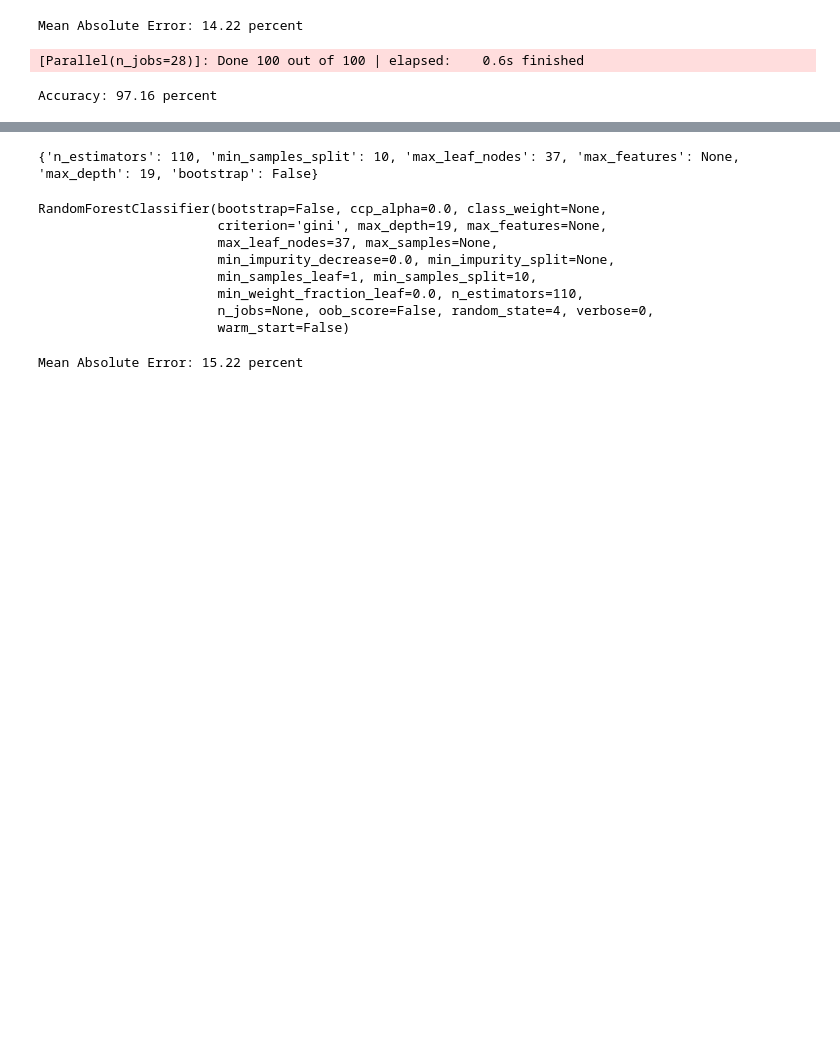
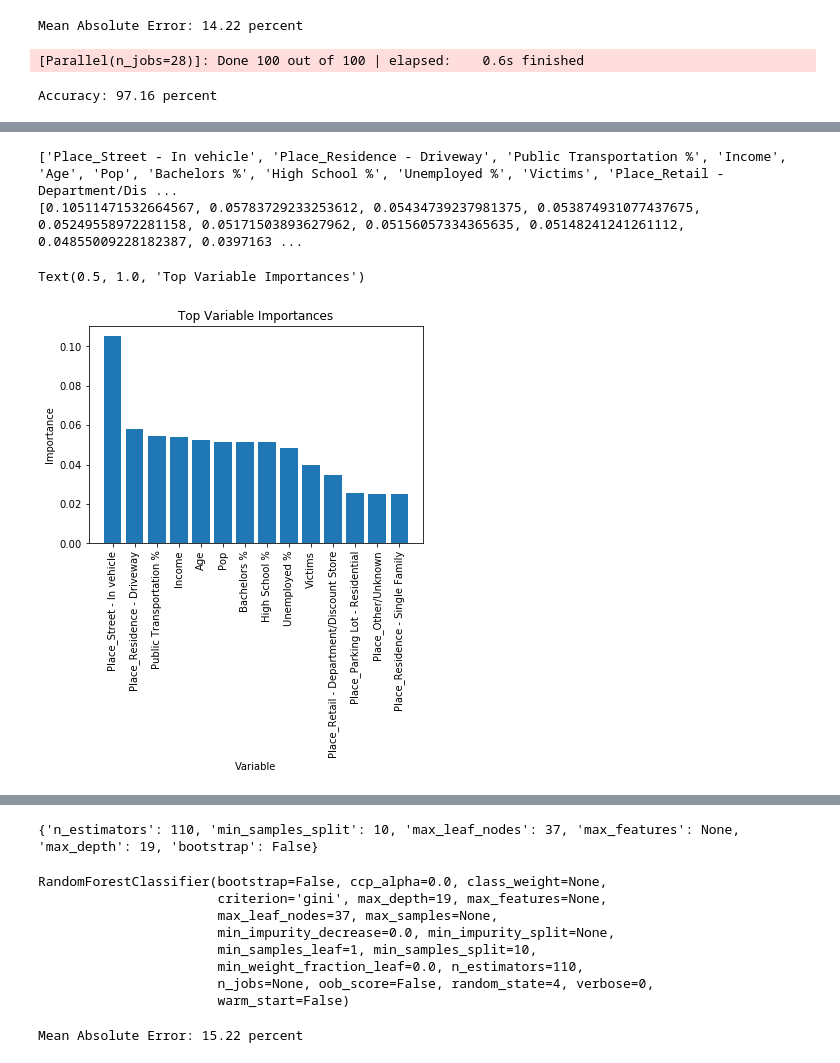
Before and after one commit to hudsonbat/Data-205, a Jupyter notebook: MCCrime_Trees.ipynb, the cells around one changed output, grey strips where cells are left out. Drawn from its saved outputs; the diff is of its cells as text; code cells hidden in the pictures; blank space fills up the shorter version.

```diff
--- a/MCCrime_Trees.ipynb
+++ b/MCCrime_Trees.ipynb
@@ -195,5 +204,6 @@ Accuracy: 97.16 percent
 importances = list(model1.feature_importances_)
 feature_list = list(features.columns)
 feature_importances = [(feature, importance) for feature, importance in zip(feature_list,importances)]
+feature_importances = sorted(feature_importances, key = lambda x: x[1], reverse=True)
 [print("Variable: {:40} Importance: {}".format(*pair)) for pair in feature_importances]
 # %% [output]
@@ -233,0 +265,25 @@ Variable: Police District Name_WHEATON             Importance: 0.007671357491253
+# %%
+top_features_list = []
+top_importances = []
+
+for x,y in feature_importances:
+    if(y > 0.025):
+        top_features_list.append(x)
+        top_importances.append(y)
+print(top_features_list)
+print(top_importances)
+# %% [output]
+['Place_Street - In vehicle', 'Place_Residence - Driveway', 'Public Transportation %', 'Income', 'Age', 'Pop', 'Bachelors %', 'High School %', 'Unemployed %', 'Victims', 'Place_Retail - Department/Dis ...
+[0.10511471532664567, 0.05783729233253612, 0.05434739237981375, 0.053874931077437675, 0.05249558972281158, 0.05171503893627962, 0.05156057334365635, 0.05148241241261112, 0.04855009228182387, 0.0397163 ...
+# %%
+import matplotlib.pyplot as plt
+
+x_values = list(range(len(top_importances)))
+plt.bar(x_values, top_importances, orientation= 'vertical')
+plt.xticks(x_values, top_features_list, rotation = 'vertical')
+plt.ylabel('Importance')
+plt.xlabel('Variable')
+plt.title('Top Variable Importances')
+# %% [output]
+Text(0.5, 1.0, 'Top Variable Importances')
+[figure, added]
```
Also changed, not shown: parts of 18 cells of this notebook.
